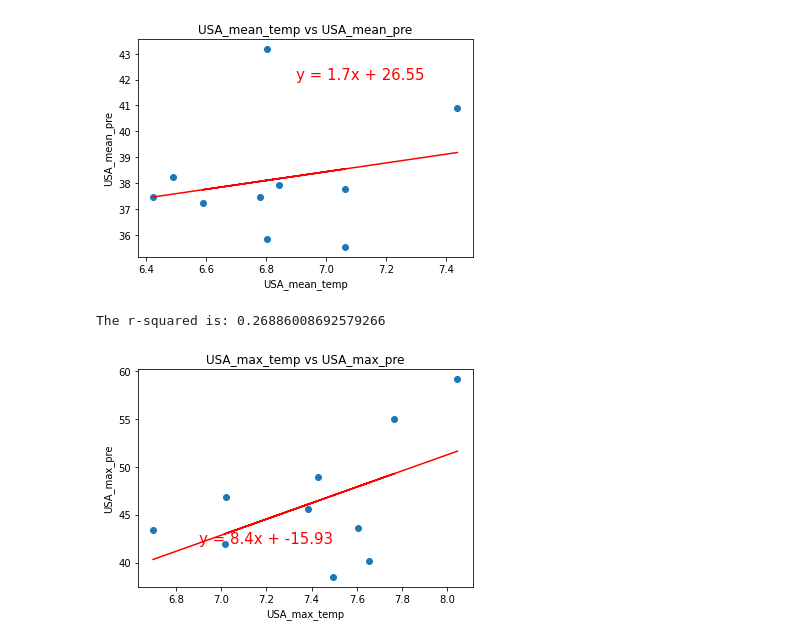
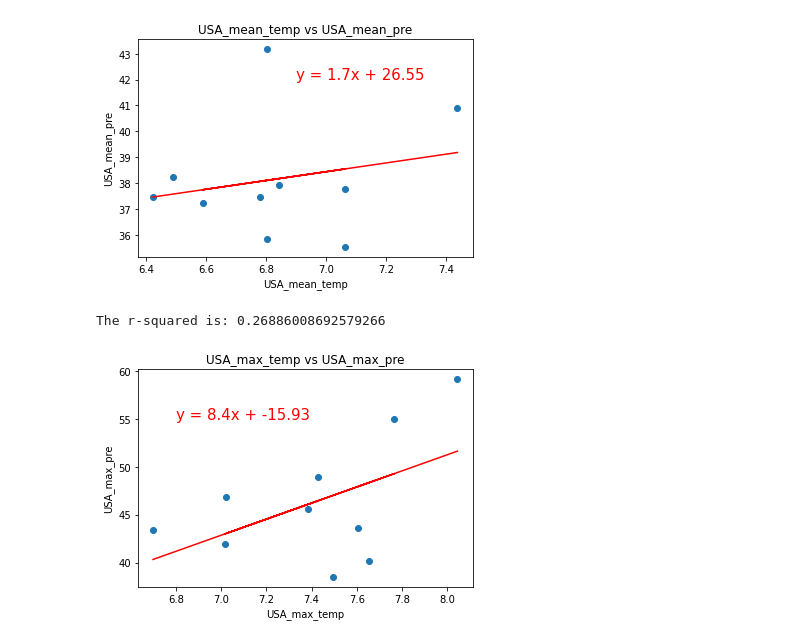
Before and after one commit to LineaFuller/Project_1, a Jupyter notebook: Temp vs Pre.ipynb, the cells around one changed output. Drawn from its saved outputs; the diff is of its cells as text; code cells hidden in the pictures.

```diff
--- a/Temp vs Pre.ipynb
+++ b/Temp vs Pre.ipynb
@@ -118,16 +141,16 @@ The r-squared is: 0.050362635689094916
 # %%
 
 plt.scatter(USA_max_temp,USA_max_pre)
 plt.xlabel("USA_max_temp")
 plt.ylabel("USA_max_pre")
 plt.title("USA_max_temp vs USA_max_pre")
 (slope, intercept, rvalue, pvalue, stderr) = linregress(USA_max_temp, USA_max_pre)
 regress_values =  USA_max_temp* slope + intercept
 line_eq = "y = " + str(round(slope,2)) + "x + " + str(round(intercept,2))
 plt.plot(USA_max_temp,regress_values,"r-")
-plt.annotate(line_eq,(6.9,42),fontsize=15,color="red")
+plt.annotate(line_eq,(6.8,55),fontsize=15,color="red")
 print(f"The r-squared is: {rvalue**2}")
 plt.show()
 # %% [output]
 The r-squared is: 0.26886008692579266
-[figure, old version]
+[figure, new version]
```
Also changed, not shown: parts of 7 cells of this notebook.
